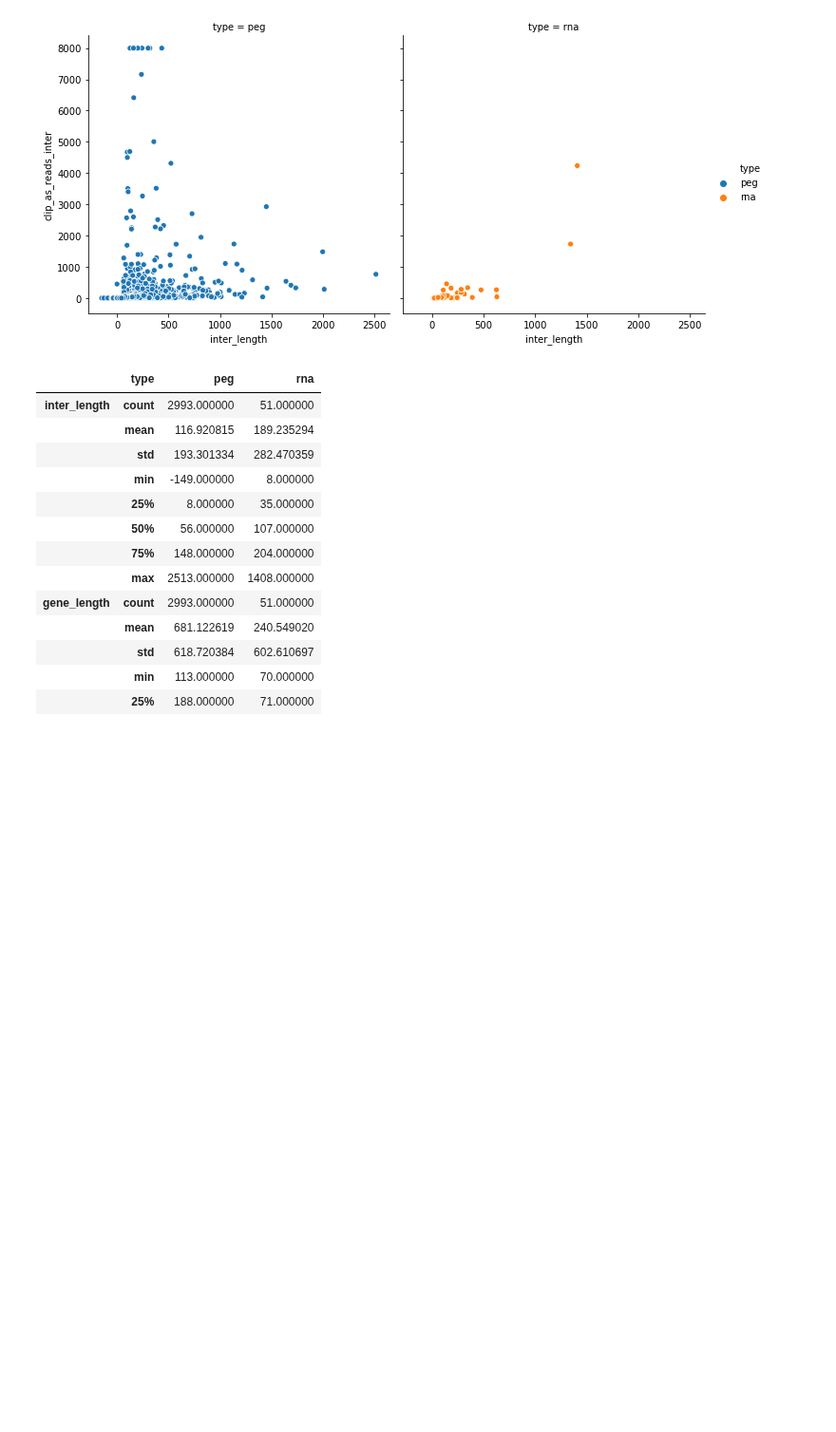
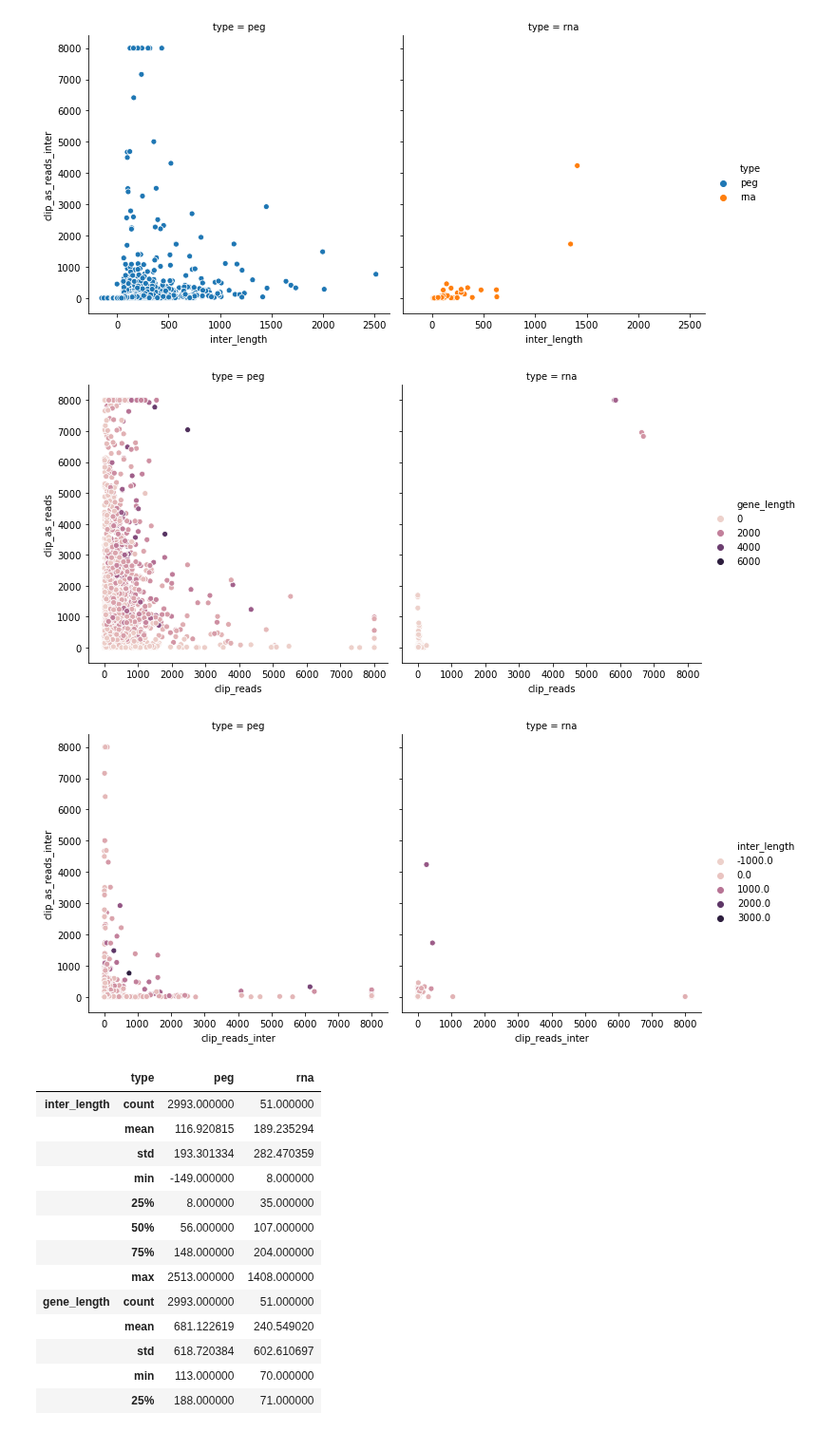
Before and after one commit to wosnat/sep, a Jupyter notebook: analyze_9313.ipynb, the cells around one changed output. Shown at 95% size. Saved outputs shown, nothing was run; the diff lists cells and outputs as text; code cells hidden in the pictures; blank space fills up the shorter version.

```diff
--- a/analyze_9313.ipynb
+++ b/analyze_9313.ipynb
@@ -39,6 +39,8 @@ from sklearn.metrics import auc
 from scipy.optimize import least_squares
 from scipy.optimize import curve_fit
 from scipy import stats
+# %%
+sns.set_context("poster")
 # %%
 pd.set_option('max_colwidth', 100)
 # %%
@@ -63,6 +67,10 @@ count_df['clip_reads'] = count_df['reads'].clip(upper=max_count_clip)
 count_df['clip_as_reads'] = count_df['as_reads'].clip(upper=max_count_clip)
 count_df['clip_reads_inter'] = count_df['reads_inter'].clip(upper=max_count_clip)
 count_df['clip_as_reads_inter'] = count_df['as_reads_inter'].clip(upper=max_count_clip)
+# %%
+short_max_length = 3*100
+count_df['is_short'] = count_df['gene_length'] <= short_max_length
+count_df['is_hypothetical'] = count_df['function'].str.contains(pat = 'hypothetical')
 # %%
 count_df.head()
 # %% [output]
@@ -85,6 +93,14 @@ g = sns.relplot(data=count_df, x='inter_length', y='clip_as_reads_inter', col='t
 [figure]
 [figure]
 [figure]
+# %%
+g = sns.relplot(data=count_df, hue='gene_length', x='clip_reads', y='clip_as_reads', col='type')
+g = sns.relplot(data=count_df, hue='inter_length', x='clip_reads_inter', y='clip_as_reads_inter', col='type')
+
+#g.set(yscale='log')
+# %% [output]
+[figure, added]
+[figure, added]
 # %%
 count_df.groupby('type')[['inter_length', 'gene_length']].describe().T
 # %% [output]
```
Also changed, not shown: parts of 19 cells of this notebook, 1 other file.
